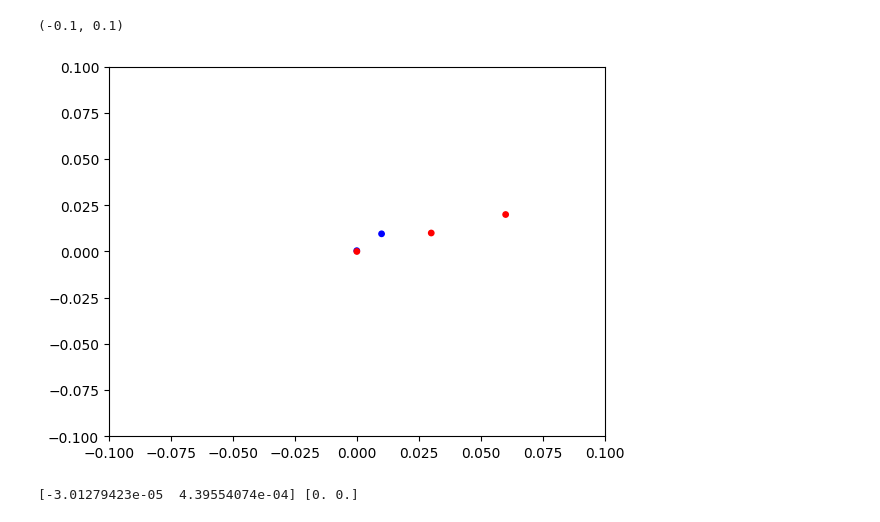
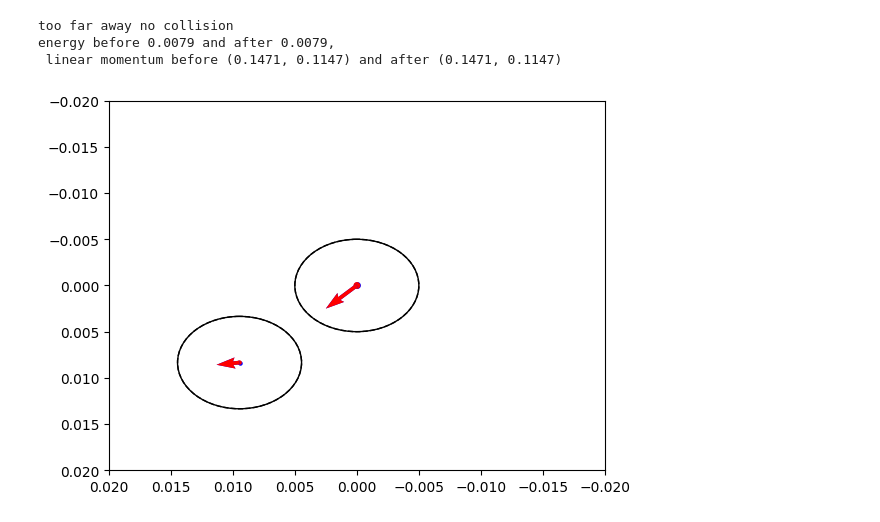
Before and after one commit to zhizhiL/norbury_rings, a Jupyter notebook: bounce.ipynb, the cells around one changed output. Cells and saved outputs as stored; diff of their text form; code cells hidden in the pictures.

Commit message:
elastic collision

```diff
--- a/bounce.ipynb
+++ b/bounce.ipynb
@@ -4,7 +4,7 @@ import matplotlib.pyplot as plt
 import scipy as sp
 import matplotlib.patches as patches
 # %%
-R_collision = 0.01
+R_bounce = 0.01
 st_max = 10
 # %%
 xp0 = 0.0
@@ -21,44 +21,75 @@ plt.gca().add_patch(patches.Circle((xp0, yp0), R_collision, fill=False))
 # %%
+xp1 = np.random.uniform(-0.01, 0.01)
+yp1 = np.random.uniform(-0.01, 0.01)
+vx1 = np.random.uniform(-0.01, 0.01)
+vy1 = np.random.uniform(-0.01, 0.01)
 
-df = np.array([[0, xp0, yp0, 0.01, 0.01, 11], [1, xp1, yp1, -0.01, 0, 1], [2, xp2, yp2, 0, 0, 4]])
+
+df = np.array([[0, xp0, yp0, 0.01, 0.01, 11], [1, xp1, yp1, vx1, vy1, 5]]) #, [2, xp2, yp2, 0, 0, 4]])
 bubble_row = df[0].copy()
 neighbor_rows = df
 
 kd_tree = sp.spatial.KDTree(df[:, 1:3])
 min_dist, min_idx = kd_tree.query(bubble_row[1:3], k=[2])
 partner_ID = neighbor_rows[min_idx[0], 0]
 
 partner_row = df[min_idx[0]].copy()
 
-# collision but not coalescence
+# collision but not coalescence -- bounce
 # perfect elastic collision assumption
-if bubble_row[5] > st_max or partner_row[5] > st_max:
-    delta_r = bubble_row[1:3] - partner_row[1:3]
-    delta_v = bubble_row[3:5] - partner_row[3:5]
-    d = np.inner(delta_r, delta_v) ** 2 - np.inner(delta_v, delta_v) * (np.inner(delta_r, delta_r) - 4 *R_collision ** 2)
+if min_dist <= R_bounce and (bubble_row[5] > st_max or partner_row[5] > st_max):
+# if bubble_row[5] > st_max or partner_row[5] > st_max:
+    delta_r = - bubble_row[1:3] + partner_row[1:3]
+    delta_v = - bubble_row[3:5] + partner_row[3:5]
+    d = np.inner(delta_r, delta_v) ** 2 - np.inner(delta_v, delta_v) * (np.inner(delta_r, delta_r) - R_bounce ** 2)
 
     if d < 0 or np.inner(delta_r, delta_v) >= 0:
         print('no collision')
 
     else:
-        J = 2 * (bubble_row[5] ** 1.5)* (partner_row[5] ** 1.5) * np.inner(delta_r, delta_v) / (R_collision * (bubble_row[5] ** 1.5 + partner_row[5] ** 1.5))
-        bubble_row[3:5] = bubble_row[3:5] - J * (delta_r / R_collision) / bubble_row[5] ** 1.5
-        partner_row[3:5] = partner_row[3:5] + J * (delta_r / R_collision) / partner_row[5] ** 1.5
 
-        bubble_row[1] = bubble_row[3] * R_collision/ ((np.abs(bubble_row[3]) + np.abs(partner_row[3])))
-        bubble_row[2] = bubble_row[4] * R_collision/ ((np.abs(bubble_row[4]) + np.abs(partner_row[4])))
-        partner_row[1] = partner_row[3] * R_collision/ ((np.abs(bubble_row[3]) + np.abs(partner_row[3])))
-        partner_row[2] = partner_row[4] * R_collision/ ((np.abs(bubble_row[4]) + np.abs(partner_row[4])))
+        J = 2 * (bubble_row[5] ** 1.5)* (partner_row[5] ** 1.5) * np.inner(delta_r, delta_v) / (R_bounce * (bubble_row[5] ** 1.5 + partner_row[5] ** 1.5))
+        bubble_row[3:5] = bubble_row[3:5] + J * (delta_r / R_bounce) / (bubble_row[5] ** 1.5)
+        partner_row[3:5] = partner_row[3:5] - J * (delta_r / R_bounce) / (partner_row[5] ** 1.5)
 
+        # for simplicity will now use i to denote bubble and j for partner
+        dx_partner = np.abs(delta_r[0]) * (R_bounce/np.linalg.norm(delta_r) -1) / (1 + np.abs(bubble_row[3]/np.abs(partner_row[3]))) * np.sign(delta_r[0])
+        dy_partner =  np.abs(delta_r[1]) * (R_bounce/np.linalg.norm(delta_r) -1) / (1 + np.abs(bubble_row[4]/np.abs(partner_row[4])))* np.sign(delta_r[1])
+        dx_bubble = np.abs(dx_partner) * np.abs(bubble_row[3]/partner_row[3]) * np.sign(-delta_r[0])
+        dy_bubble = np.abs(dy_partner) * np.abs(bubble_row[4]/partner_row[4]) * np.sign(-delta_r[1])
 
-plt.scatter([bubble_row[1], partner_row[1]], [bubble_row[2], partner_row[2]], c='b', s=[15,15])
-plt.scatter(df[:, 1], df[:, 2], c='r', s=[15,15,15])
-plt.xlim(-0.1, 0.1)
-plt.ylim(-0.1, 0.1)
+        # update post-bounce positions
+        bubble_row[1:3] = bubble_row[1:3] + np.array([dx_bubble, dy_bubble])
+        partner_row[1:3] = partner_row[1:3] + np.array([dx_partner, dy_partner])
+        print('bouncing, the original distance is {}, the new distance {:.2f}'.format(min_dist[0], np.linalg.norm(bubble_row[1:3] - partner_row[1:3])))
+
+else:
+    print('too far away no collision')
+
+old_energy = bubble_row[5]**1.5*(0.01**2+0.01**2) + partner_row[5]**1.5*(vx1**2+vy1**2)
+new_energy = bubble_row[5]**1.5*(bubble_row[3]**2+bubble_row[4]**2) + partner_row[5]**1.5*(partner_row[3]**2+partner_row[4]**2)
+old_momentum_x = bubble_row[5]*0.01 + partner_row[5]*vx1
+new_momentum_x = bubble_row[5]*bubble_row[3] + partner_row[5]*partner_row[3]
+old_momentum_y = bubble_row[5]*0.01 + partner_row[5]*vy1
+new_momentum_y = bubble_row[5]*bubble_row[4] + partner_row[5]*partner_row[4]
+print('energy before {:.4f} and after {:.4f}, \n linear momentum before ({:.4f}, {:.4f}) and after ({:.4f}, {:.4f})'.
+      format(old_energy, new_energy, old_momentum_x, old_momentum_y, new_momentum_x, new_momentum_y))
+
+plt.scatter(partner_row[1], partner_row[2], c='b', s=5)
+plt.scatter(bubble_row[1], bubble_row[2], c='b', s=15)
+plt.scatter(df[:, 1], df[:, 2], c='r', s=[15,5])
+plt.quiver(bubble_row[1], bubble_row[2], bubble_row[3], bubble_row[4], color='b', angles='xy', scale_units='xy', scale=4)
+plt.quiver(partner_row[1], partner_row[2], partner_row[3], partner_row[4], color='b', angles='xy', scale_units='xy', scale=4)
+plt.quiver(xp0, yp0, 0.01, 0.01, color='r', angles='xy', scale_units='xy', scale=4)
+plt.quiver(xp1, yp1, vx1, vy1, color='r', angles='xy', scale_units='xy', scale=4)
+plt.gca().add_patch(patches.Circle((bubble_row[1], bubble_row[2]), R_bounce/2, fill=False))
+plt.gca().add_patch(patches.Circle((partner_row[1], partner_row[2]), R_bounce/2, fill=False))
+plt.gca().add_patch(patches.Circle((xp0, yp0), R_bounce/2, fill=False,  linestyle='--'))
+plt.gca().add_patch(patches.Circle((xp1, yp1), R_bounce/2, fill=False, linestyle='--'))
+plt.xlim(2*R_bounce, -2*R_bounce)
+plt.ylim(2*R_bounce, -2*R_bounce);
 # %% [output]
-(-0.1, 0.1)
+too far away no collision
+energy before 0.0079 and after 0.0079,
+ linear momentum before (0.1471, 0.1147) and after (0.1471, 0.1147)
-[figure, old version]
+[figure, new version]
-# %%
-print(bubble_row[1:3], df[0, 1:3])
-# %% [output]
-[-3.01279423e-05  4.39554074e-04] [0. 0.]
```
Also changed, not shown: parts of 2 cells of this notebook.
